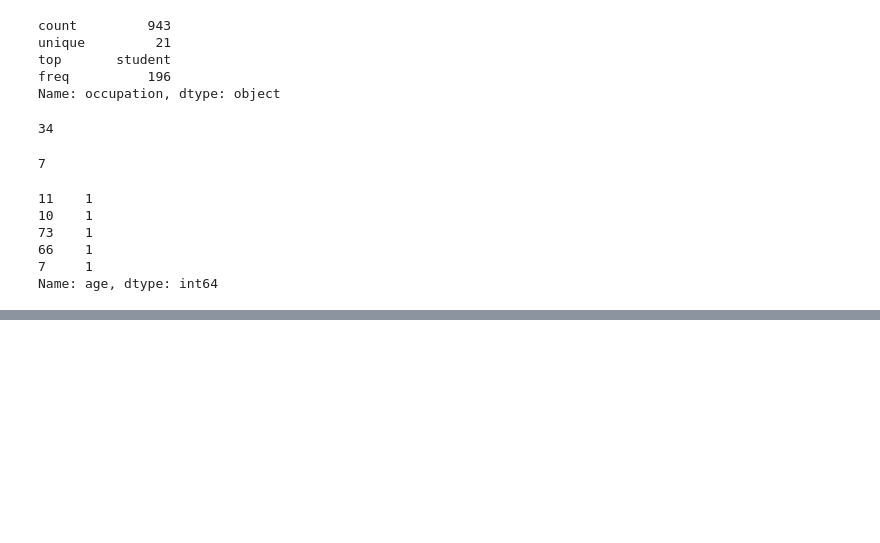
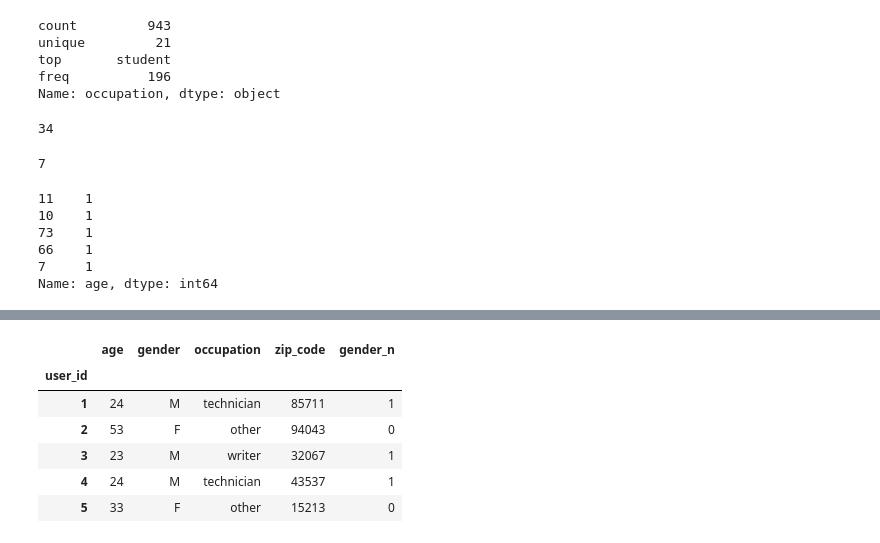
Before and after one commit to Shikhas/Data-Preparation-and-Analysis, a Jupyter notebook: Analyze_Occupation.ipynb, the cells around one changed output, grey strips where cells are left out. Cells and saved outputs as stored; diff of their text form; code cells hidden in the pictures; blank space fills up the shorter version.

```diff
--- a/Analyze_Occupation.ipynb
+++ b/Analyze_Occupation.ipynb
@@ -162,0 +254,20 @@ Name: age, dtype: int64
+# %%
+# percent of male ratio per occupation from max to min
+
+def gender_to_numeric(x):
+  if x == "M":
+    return 1
+  else:
+    return 0
+
+users["gender_n"] = users.gender.apply(gender_to_numeric)
+# %%
+users.head(5)
+# %% [output]
+|  | age | gender | occupation | zip_code | gender_n |
+| user_id |  |  |  |  |  |
+| 1 | 24 | M | technician | 85711 | 1 |
+| 2 | 53 | F | other | 94043 | 0 |
+| 3 | 23 | M | writer | 32067 | 1 |
+| 4 | 24 | M | technician | 43537 | 1 |
+| 5 | 33 | F | other | 15213 | 0 |
```
Also changed, not shown: parts of 8 cells of this notebook.
